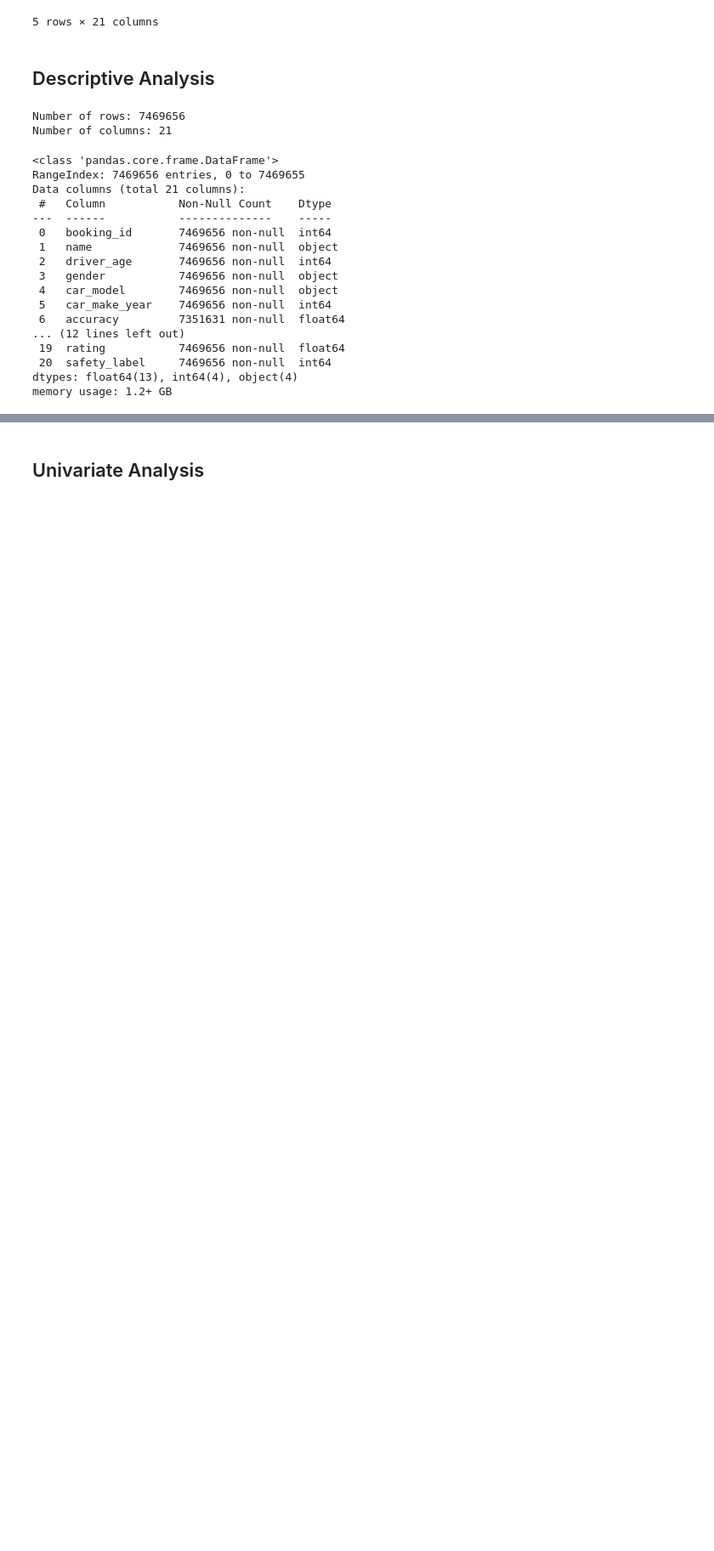
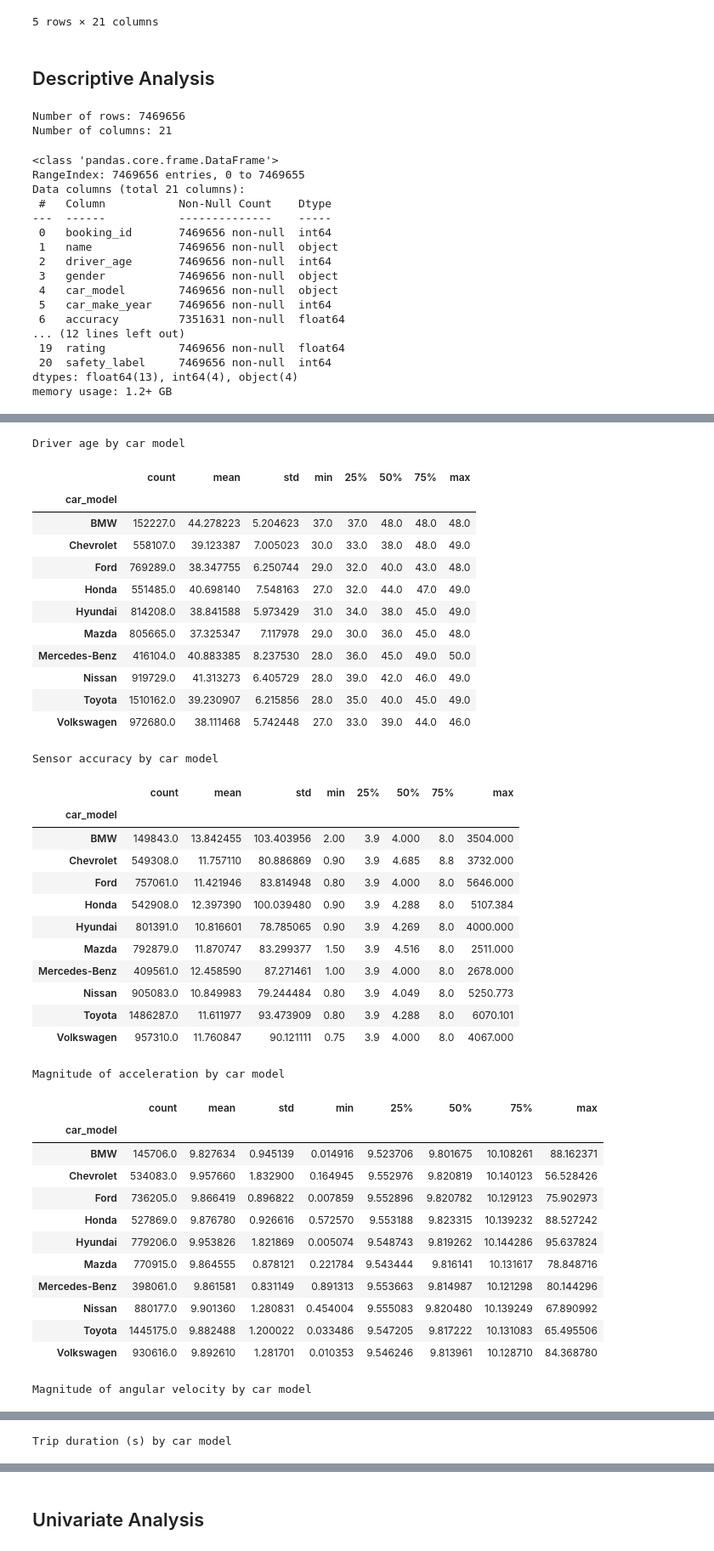
Before and after one commit to timothyckl/Just-Taxi-Analysis, a Jupyter notebook: analysis/eda.ipynb, the cells around one changed output, grey strips where cells are left out. Shown: that part at 85% size. Drawn from its saved outputs; the diff is of its cells as text; code cells hidden in the pictures; blank space fills up the shorter version.

```diff
--- a/analysis/eda.ipynb
+++ b/analysis/eda.ipynb
@@ -191,0 +246,67 @@ Index(['name', 'gender', 'car_model', 'direction'], dtype='object')
+# %%
+car_model_stats = cleaned_df.groupby('car_model').describe()
+
+print('\033[1mDriver age by car model\033[0m')
+display(car_model_stats['driver_age'])
+
+print('\033[1mSensor accuracy by car model\033[0m') # idk what this means prob remove?
+display(car_model_stats['accuracy'])
+
+print('\033[1mMagnitude of acceleration by car model\033[0m')
+display(car_model_stats['MA (m/s^2)'])
+
+print('\033[1mMagnitude of angular velocity by car model\033[0m')
+display(car_model_stats['MAV (rad/s)'])
+
+print('\033[1mTrip duration (s) by car model\033[0m')
+display(car_model_stats['second'])
+
+print('\033[1mTrip duration (m) by car model\033[0m')
+display(car_model_stats['duration (mins)'])
+
+print('\033[1mTrip speed (km/h) by car model\033[0m')
+display(car_model_stats['speed (km/h)'])
+
+print('\033[1mRating by car model\033[0m')
+display(car_model_stats['rating'])
+# %% [output]
+Driver age by car model
+|  | count | mean | std | min | 25% | 50% | 75% | max |
+| car_model |  |  |  |  |  |  |  |  |
+| BMW | 152227.0 | 44.278223 | 5.204623 | 37.0 | 37.0 | 48.0 | 48.0 | 48.0 |
+| Chevrolet | 558107.0 | 39.123387 | 7.005023 | 30.0 | 33.0 | 38.0 | 48.0 | 49.0 |
+| Ford | 769289.0 | 38.347755 | 6.250744 | 29.0 | 32.0 | 40.0 | 43.0 | 48.0 |
+| Honda | 551485.0 | 40.698140 | 7.548163 | 27.0 | 32.0 | 44.0 | 47.0 | 49.0 |
+| Hyundai | 814208.0 | 38.841588 | 5.973429 | 31.0 | 34.0 | 38.0 | 45.0 | 49.0 |
+| Mazda | 805665.0 | 37.325347 | 7.117978 | 29.0 | 30.0 | 36.0 | 45.0 | 48.0 |
+| Mercedes-Benz | 416104.0 | 40.883385 | 8.237530 | 28.0 | 36.0 | 45.0 | 49.0 | 50.0 |
+| Nissan | 919729.0 | 41.313273 | 6.405729 | 28.0 | 39.0 | 42.0 | 46.0 | 49.0 |
+| Toyota | 1510162.0 | 39.230907 | 6.215856 | 28.0 | 35.0 | 40.0 | 45.0 | 49.0 |
+| Volkswagen | 972680.0 | 38.111468 | 5.742448 | 27.0 | 33.0 | 39.0 | 44.0 | 46.0 |
+Sensor accuracy by car model
+|  | count | mean | std | min | 25% | 50% | 75% | max |
+| car_model |  |  |  |  |  |  |  |  |
+| BMW | 149843.0 | 13.842455 | 103.403956 | 2.00 | 3.9 | 4.000 | 8.0 | 3504.000 |
+| Chevrolet | 549308.0 | 11.757110 | 80.886869 | 0.90 | 3.9 | 4.685 | 8.8 | 3732.000 |
+| Ford | 757061.0 | 11.421946 | 83.814948 | 0.80 | 3.9 | 4.000 | 8.0 | 5646.000 |
+| Honda | 542908.0 | 12.397390 | 100.039480 | 0.90 | 3.9 | 4.288 | 8.0 | 5107.384 |
+| Hyundai | 801391.0 | 10.816601 | 78.785065 | 0.90 | 3.9 | 4.269 | 8.0 | 4000.000 |
+| Mazda | 792879.0 | 11.870747 | 83.299377 | 1.50 | 3.9 | 4.516 | 8.0 | 2511.000 |
+| Mercedes-Benz | 409561.0 | 12.458590 | 87.271461 | 1.00 | 3.9 | 4.000 | 8.0 | 2678.000 |
+| Nissan | 905083.0 | 10.849983 | 79.244484 | 0.80 | 3.9 | 4.049 | 8.0 | 5250.773 |
+| Toyota | 1486287.0 | 11.611977 | 93.473909 | 0.80 | 3.9 | 4.288 | 8.0 | 6070.101 |
+| Volkswagen | 957310.0 | 11.760847 | 90.121111 | 0.75 | 3.9 | 4.000 | 8.0 | 4067.000 |
+Magnitude of acceleration by car model
+|  | count | mean | std | min | 25% | 50% | 75% | max |
+| car_model |  |  |  |  |  |  |  |  |
+| BMW | 145706.0 | 9.827634 | 0.945139 | 0.014916 | 9.523706 | 9.801675 | 10.108261 | 88.162371 |
+| Chevrolet | 534083.0 | 9.957660 | 1.832900 | 0.164945 | 9.552976 | 9.820819 | 10.140123 | 56.528426 |
+| Ford | 736205.0 | 9.866419 | 0.896822 | 0.007859 | 9.552896 | 9.820782 | 10.129123 | 75.902973 |
+| Honda | 527869.0 | 9.876780 | 0.926616 | 0.572570 | 9.553188 | 9.823315 | 10.139232 | 88.527242 |
+| Hyundai | 779206.0 | 9.953826 | 1.821869 | 0.005074 | 9.548743 | 9.819262 | 10.144286 | 95.637824 |
+| Mazda | 770915.0 | 9.864555 | 0.878121 | 0.221784 | 9.543444 | 9.816141 | 10.131617 | 78.848716 |
+| Mercedes-Benz | 398061.0 | 9.861581 | 0.831149 | 0.891313 | 9.553663 | 9.814987 | 10.121298 | 80.144296 |
+| Nissan | 880177.0 | 9.901360 | 1.280831 | 0.454004 | 9.555083 | 9.820480 | 10.139249 | 67.890992 |
+| Toyota | 1445175.0 | 9.882488 | 1.200022 | 0.033486 | 9.547205 | 9.817222 | 10.131083 | 65.495506 |
+| Volkswagen | 930616.0 | 9.892610 | 1.281701 | 0.010353 | 9.546246 | 9.813961 | 10.128710 | 84.368780 |
+Magnitude of angular velocity by car model
@@ -191,0 +325 @@ Index(['name', 'gender', 'car_model', 'direction'], dtype='object')
+Trip duration (s) by car model
```
Also changed, not shown: parts of 8 cells of this notebook.
